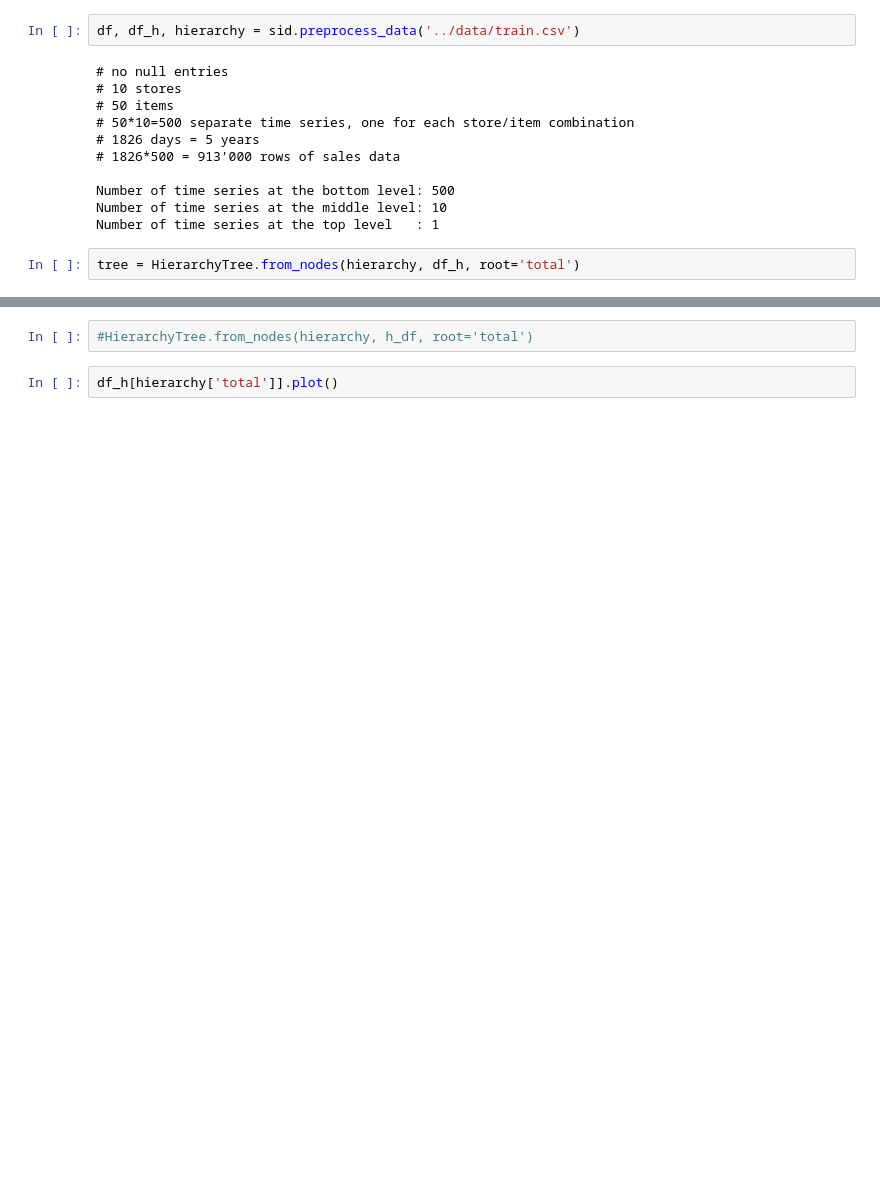
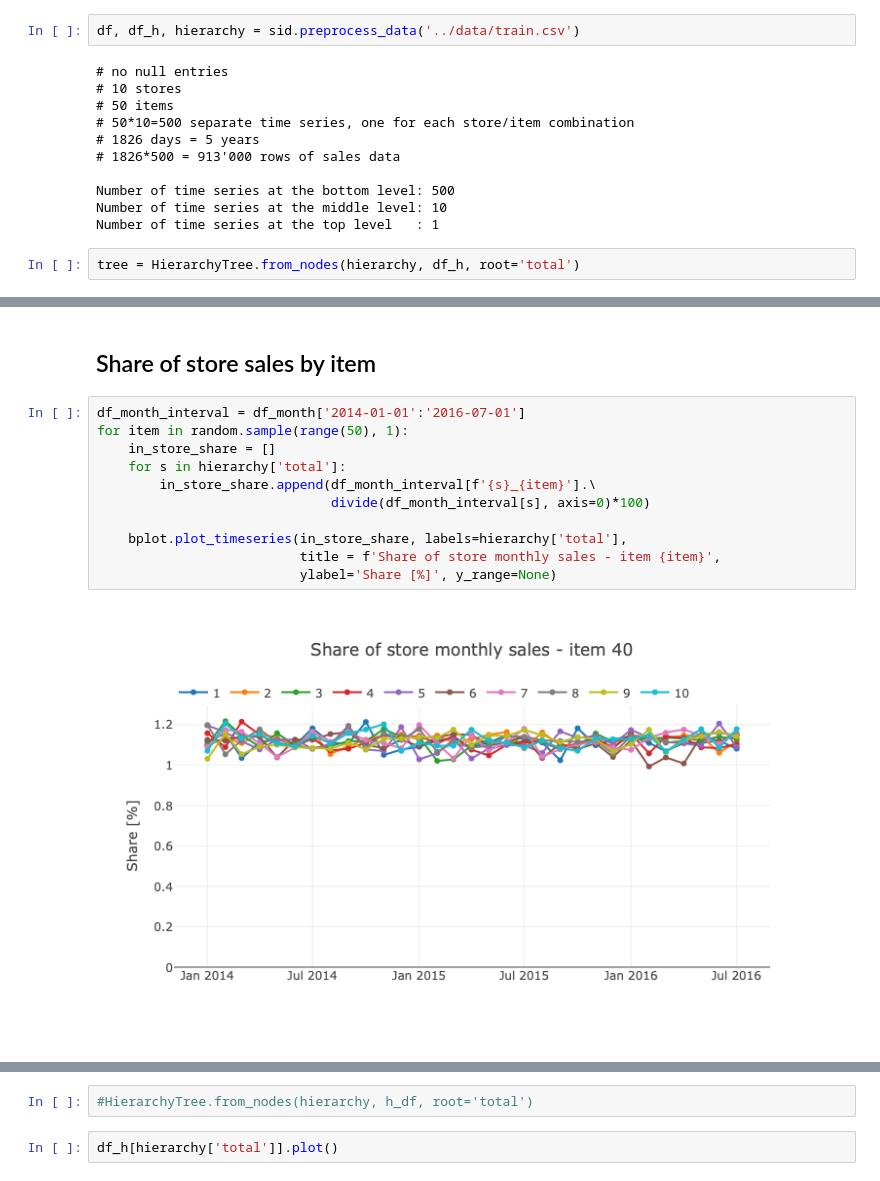
Before and after one commit to mangano/forecasting, a Jupyter notebook: store_item_demand.ipynb, the cells around one changed output, grey strips where cells are left out. Cells and saved outputs as stored; diff of their text form; blank space fills up the shorter version.

```diff
--- a/store_item_demand.ipynb
+++ b/store_item_demand.ipynb
@@ -49,0 +78,15 @@ tree = HierarchyTree.from_nodes(hierarchy, df_h, root='total')
+# %% [markdown]
+## Share of store sales by item
+# %%
+df_month_interval = df_month['2014-01-01':'2016-07-01']
+for item in random.sample(range(50), 1):
+    in_store_share = []
+    for s in hierarchy['total']:
+        in_store_share.append(df_month_interval[f'{s}_{item}'].\
+                              divide(df_month_interval[s], axis=0)*100)
+
+    bplot.plot_timeseries(in_store_share, labels=hierarchy['total'],
+                          title = f'Share of store monthly sales - item {item}',
+                          ylabel='Share [%]', y_range=None)
+# %% [output]
+[figure, added]
```
Also changed, not shown: parts of 20 cells of this notebook.
